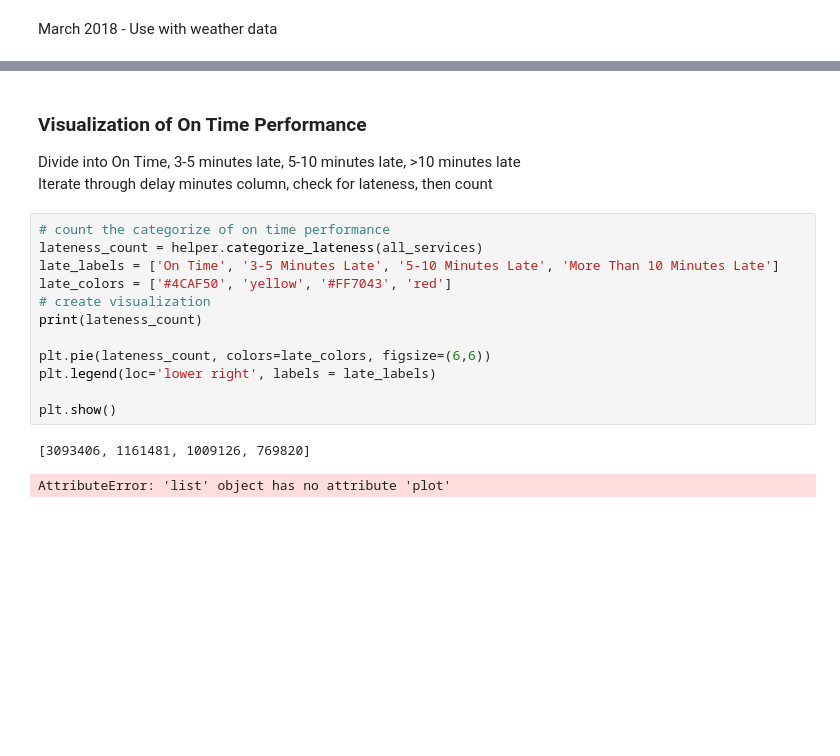
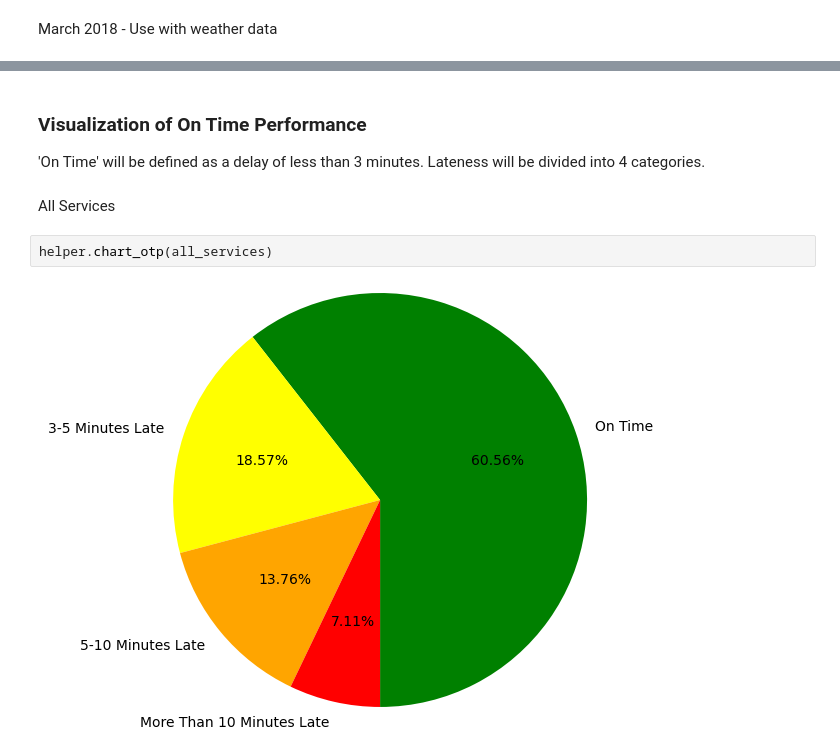
Before and after one commit to d0ugherty/On-Time-Performance-Stats, a Jupyter notebook: project.ipynb, the cells around one changed output, grey strips where cells are left out. Saved outputs shown, nothing was run; the diff lists cells and outputs as text; blank space fills up the shorter version.

Commit message:
moved code for OTP charting into a function

```diff
--- a/project.ipynb
+++ b/project.ipynb
@@ -58,19 +72,9 @@ march_weather.head(10)
-# %% [markdown]
-### Visualization of On Time Performance
-Divide into On Time, 3-5 minutes late, 5-10 minutes late, >10 minutes late <br>
-Iterate through delay minutes column, check for lateness, then count<br>
-# %%
-# count the categorize of on time performance
-lateness_count = helper.categorize_lateness(all_services)
-late_labels = ['On Time', '3-5 Minutes Late', '5-10 Minutes Late', 'More Than 10 Minutes Late']
-late_colors = ['#4CAF50', 'yellow', '#FF7043', 'red']
-# create visualization
-print(lateness_count)
-
-plt.pie(lateness_count, colors=late_colors, figsize=(6,6))
-plt.legend(loc='lower right', labels = late_labels)
-
-plt.show()
-# %% [output]
-[3093406, 1161481, 1009126, 769820]
-AttributeError: 'list' object has no attribute 'plot'
+# %% [markdown]
+### Visualization of On Time Performance
+'On Time' will be defined as a delay of less than 3 minutes. Lateness will be divided into 4 categories.
+# %% [markdown]
+All Services
+# %%
+helper.chart_otp(all_services)
+# %% [output]
+[figure, added]
```
Also changed, not shown: parts of 2 cells of this notebook, 1 other file.
